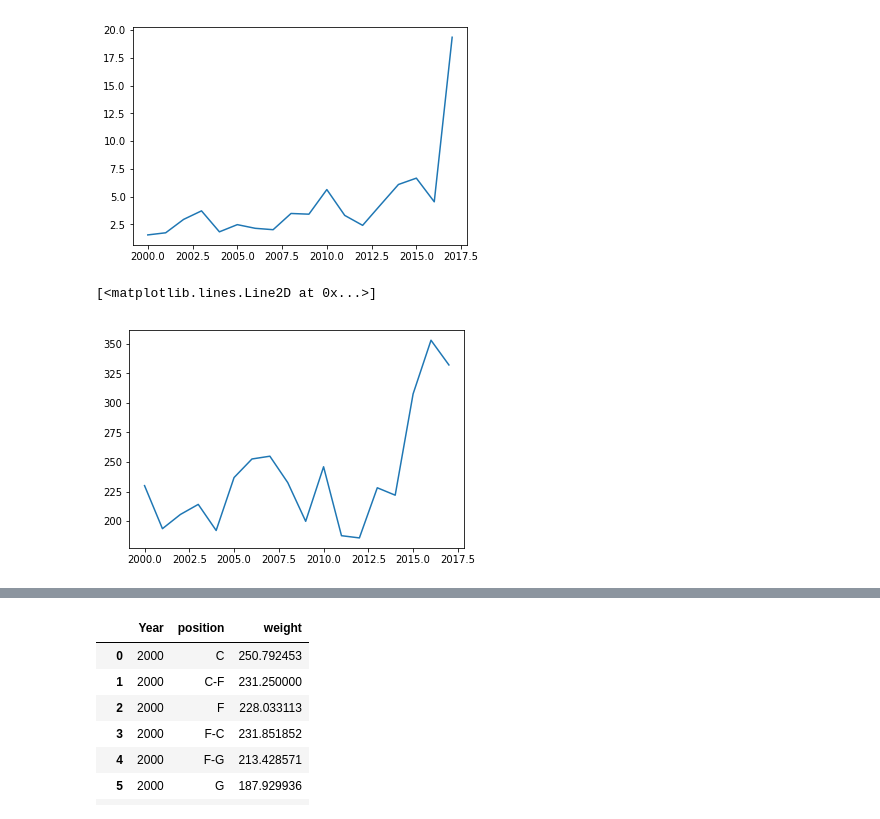
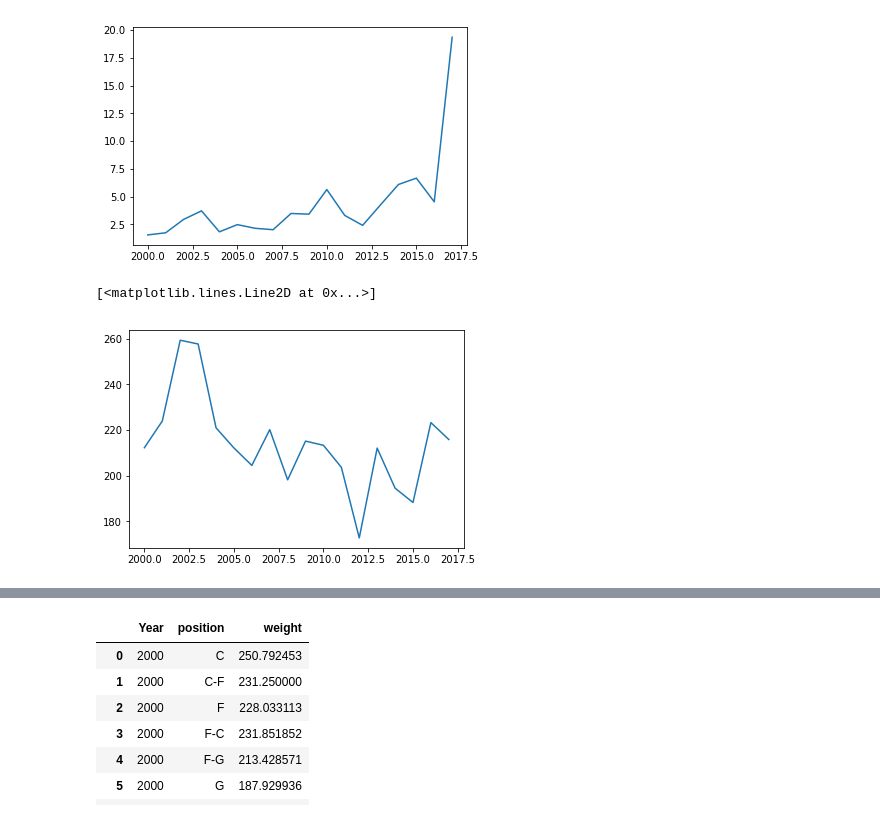
Before and after one commit to logan7734/Project1_repo, a Jupyter notebook: Logan_Main.ipynb, the cells around one changed output, grey strips where cells are left out. Drawn from its saved outputs; the diff is of its cells as text; code cells hidden in the pictures.

Commit message:
created more plots

```diff
--- a/Logan_Main.ipynb
+++ b/Logan_Main.ipynb
@@ -235,12 +235,12 @@ plt.plot(x,y)
 [figure]
 # %%
 x= [2000, 2001, 2002, 2003, 2004, 2005, 2006, 2007, 2008, 2009, 2010, 2011, 2012, 2013, 2014, 2015, 2016, 2017]
-y = [center["TRB"].mean(),center_1["TRB"].mean(),center_2["TRB"].mean(), center_3["TRB"].mean(), center_4["TRB"].mean(),
-center_5["TRB"].mean(), center_6["TRB"].mean(), center_7["TRB"].mean(), center_8["TRB"].mean(), center_9["TRB"].mean(),
-center_10["TRB"].mean(), center_11["TRB"].mean(), center_12["TRB"].mean(), center_13["TRB"].mean(), center_14["TRB"].mean(),
-center_15["TRB"].mean(),center_16["TRB"].mean(),center_17["TRB"].mean()]
-#plt.savefig("Logan_Images/3PA Plot.png")
+y = [forward["TRB"].mean(),forward_1["TRB"].mean(),forward_2["TRB"].mean(), forward_3["TRB"].mean(), forward_4["TRB"].mean(),
+forward_5["TRB"].mean(), forward_6["TRB"].mean(), forward_7["TRB"].mean(), forward_8["TRB"].mean(), forward_9["TRB"].mean(),
+forward_10["TRB"].mean(), forward_11["TRB"].mean(), forward_12["TRB"].mean(), forward_13["TRB"].mean(), forward_14["TRB"].mean(),
+forward_15["TRB"].mean(),forward_16["TRB"].mean(),forward_17["TRB"].mean()]
+plt.savefig("Logan_Images/Forward TRB Plot.png")
 plt.plot(x,y)
 # %% [output]
 [<matplotlib.lines.Line2D at 0x...>]
-[figure, old version]
+[figure, new version]
```
Also changed, not shown: parts of 2 cells of this notebook, 3 other files.
